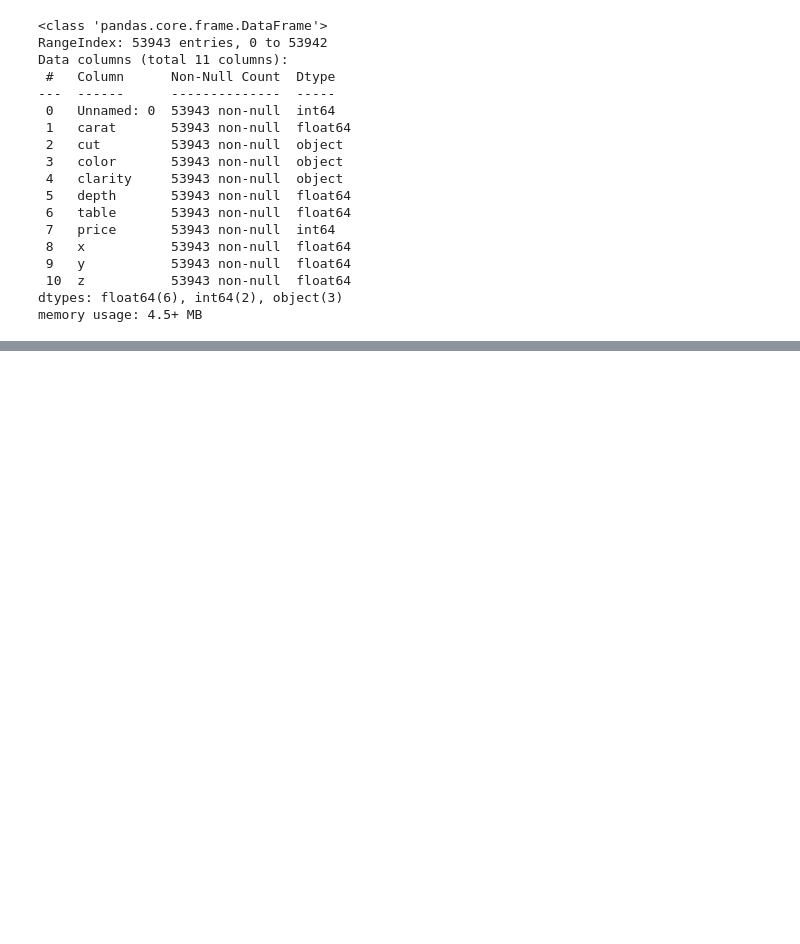
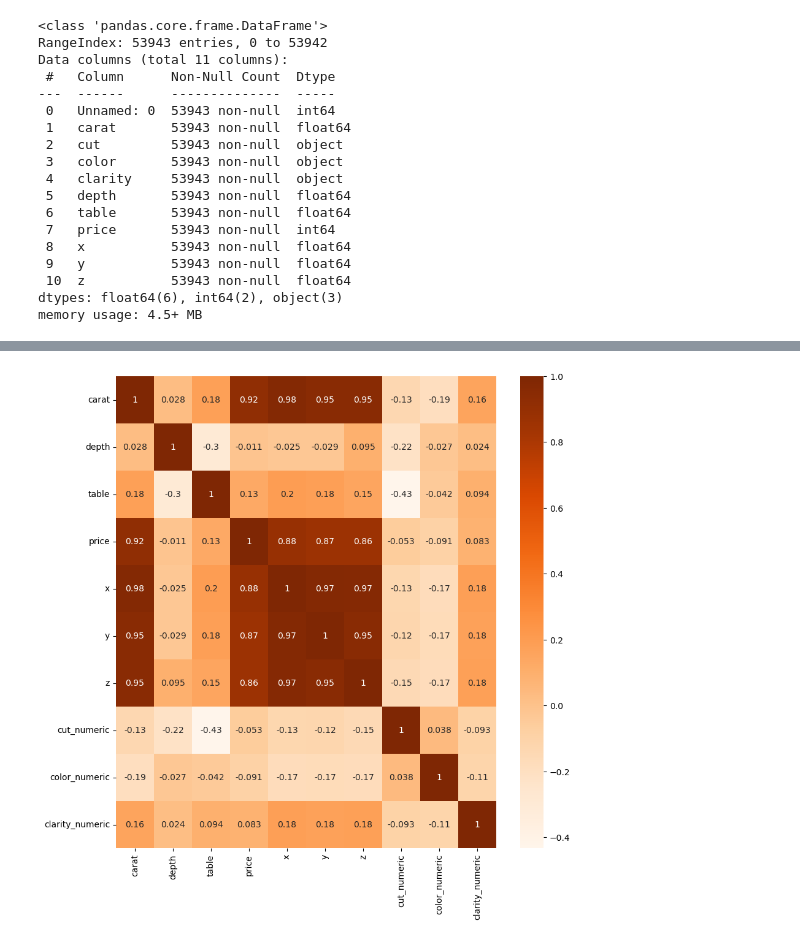
Before and after one commit to CodeFusion-General/diamondprice, a Jupyter notebook: main.ipynb, the cells around one changed output, grey strips where cells are left out. Cells and saved outputs as stored; diff of their text form; code cells hidden in the pictures; blank space fills up the shorter version.

```diff
--- a/main.ipynb
+++ b/main.ipynb
@@ -112,0 +201,43 @@ for c in num_cols.columns:
+# %%
+#Turning objects into numericalf for heatmap
+
+cut_mapping = {
+    'Ideal': 5,
+    'Premium': 4,
+    'Very Good': 3,
+    'Good': 2,
+    'Fair': 1
+}
+
+df['cut_numeric'] = df['cut'].map(cut_mapping)
+
+color_mapping = {
+    'G': 7,
+    'E': 6,
+    'F': 5,
+    'H': 4,
+    'D': 3,
+    'I': 2,
+    'J': 1
+}
+
+df['color_numeric'] = df['color'].map(color_mapping)
+
+clarity_mapping = {
+    'SI1': 7,
+    'VS2': 6,
+    'SI2': 5,
+    'VS1': 4,
+    'VVS2': 3,
+    'VVS1': 2,
+    'IF': 1,
+    'I1': 0
+}
+
+df['clarity_numeric'] = df['clarity'].map(clarity_mapping)
+# %%
+plt.figure(figsize=(10,10))
+sns.heatmap(df.corr(), annot=True, cmap='Oranges')
+plt.show()
+# %% [output]
+[figure, added]
```
Also changed, not shown: parts of 20 cells of this notebook.
